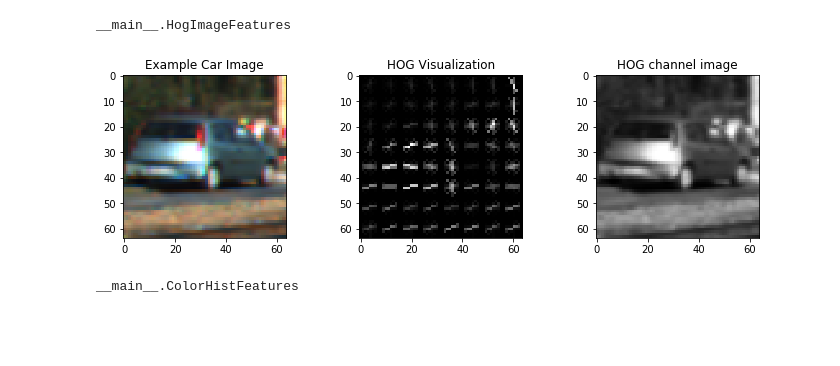
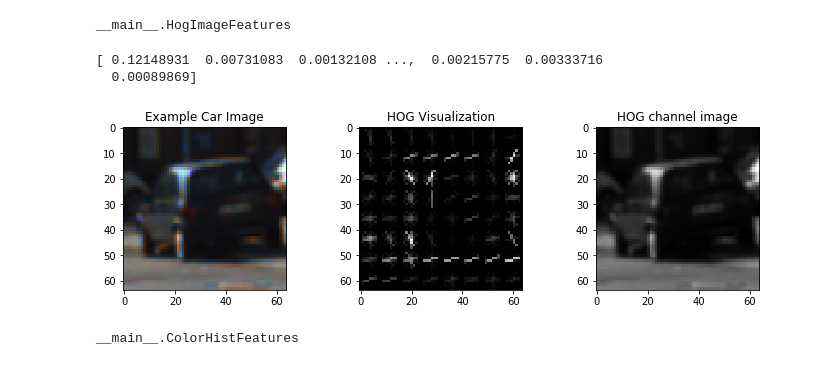
Before and after one commit to hortovanyi/udacity-vehicle-detection-project, a Jupyter notebook: Data Exploration.ipynb, the cells around one changed output. Saved outputs shown, nothing was run; the diff lists cells and outputs as text; code cells hidden in the pictures; blank space fills up the shorter version.

```diff
--- a/Data Exploration.ipynb
+++ b/Data Exploration.ipynb
@@ -119,7 +119,7 @@ class Features(object):
 
     @property
     def values(self):
-        return np.copy(self.__values)
+        return np.copy(self.__values).astype(np.float64)
 
     @property
     def features(self):
@@ -171,13 +171,46 @@ class HogImageFeatures(ImageFeaturesBase):
         # vectorise the returned - storing it once
         return Features(self.__hog_features.ravel())
 
+    def window_hog_features(self, window_box):
+
+        pix_per_cell = self.__pix_per_cell
+        cell_per_block = self.__cell_per_block
+        orient = self.__orient
+        hog_features = self.__hog_features #note will only ever be for one channel
+        #print("hog_features.shape: ", hog_features.shape)
+        # copied from Ryans Vehcle Detection Walkthrough
+        nxblocks = (hog_features.shape[1] // pix_per_cell) - 1
+        nyblocks = (hog_features.shape[0] // pix_per_cell) - 1
+        nfeat_per_block = orient*cell_per_block**2
+        window = 64
+        nblocks_per_window = (window // pix_per_cell) - 1
+
+
+        # unpack window coordinates and convert to cells
+        wa=np.array(window_box)
+        #print("window ",window)
+        #print("wa ", repr(wa))
+        (x1,x2) = wa[:,0]// pix_per_cell
+        (y1,y2) = wa[:,1]// pix_per_cell
+
+        #print("(x1,x2) =", (x1,x2))
+        #print("(y1,y2) =", (y1,y2))
+        #print("nblocks_per_window", nblocks_per_window)
+
+        hog_window=hog_features[y1:y1+nblocks_per_window, x1:x1+nblocks_per_window]
+
+        return Features(hog_window.ravel())
+
+    def window_hog_values(self, window):
+        return self.window_hog_features(window).values
+
     @property
     def values(self):
         return self.features.values
 
     def __add__(self, other):
         if isinstance(other, np.ndarray):
-            other_vales = other
+            other_values = other
         else:
             other_values=other.values
         return np.concatenate((self.values,other_values))
@@ -201,32 +234,37 @@ __main__.HogImageFeatures
 # %%
 def test_hog(cars, ind, orient = 9, pix_per_cell =8, cell_per_block = 2):
 
     image = cars[ind]
     gray = cv2.cvtColor(image, cv2.COLOR_BGR2GRAY)
 
     # Call our function with vis=True to see an image output
 #     features, hog_image = get_hog_features(gray, orient,
 #                         pix_per_cell, cell_per_block,
 #                         vis=True, feature_vec=False)
 
     hif = HogImageFeatures(gray, orient, pix_per_cell, cell_per_block)
+    hifw=hif.window_hog_features(((0,0),(64,64)))
+    print(hifw)
+    assert (hif.features.values == hifw.features.values).all()
     #print(hif.features)
     # Plot the examples
     fig = plt.figure(figsize=(12,3))
     plt.subplot(131)
     plt.imshow(cv2.cvtColor(image, cv2.COLOR_BGR2RGB))
     plt.title('Example Car Image')
     plt.subplot(132)
     plt.imshow(hif.hog_image, cmap='gray')
     plt.title('HOG Visualization')
     plt.subplot(133)
     plt.imshow(hif.image, cmap='gray')
     plt.title('HOG channel image')
 
 ind = np.random.randint(0, len(car_images))
 test_hog(car_images, ind)
 # %% [output]
+[ 0.12148931  0.00731083  0.00132108 ...,  0.00215775  0.00333716
+  0.00089869]
-[figure, old version]
+[figure, new version]
 # %%
 class ChannelHistFeatures(ImageFeaturesBase):
     def __init__(self, image, channel=0, nbins=32, bins_range=(0, 256)):
```
Also changed, not shown: parts of 23 cells of this notebook.
